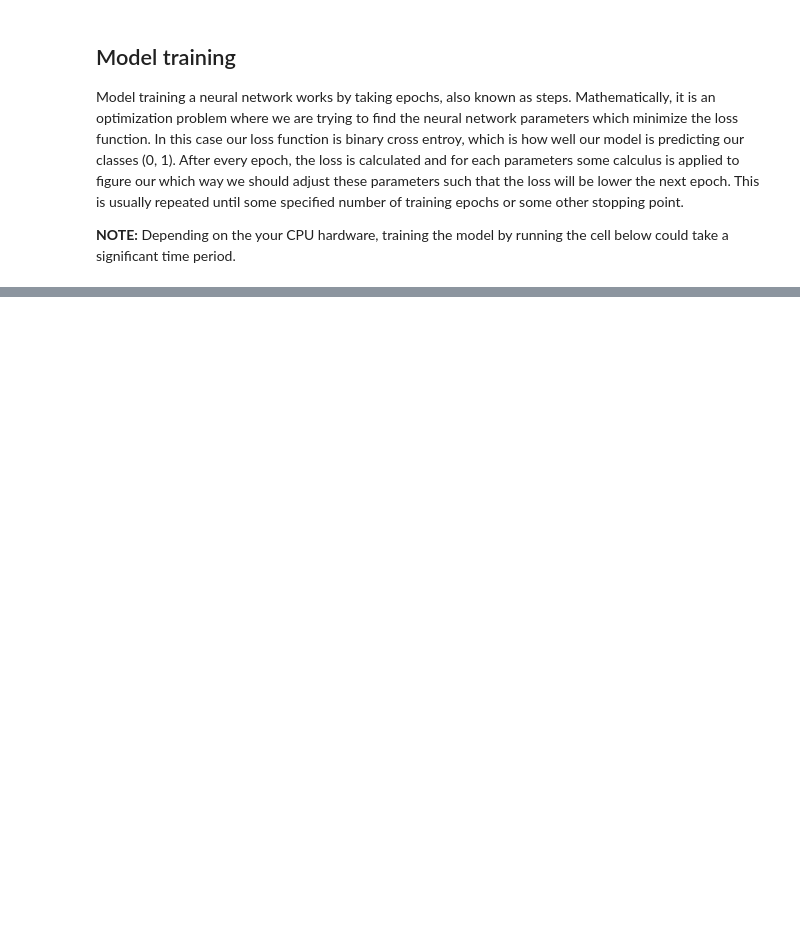
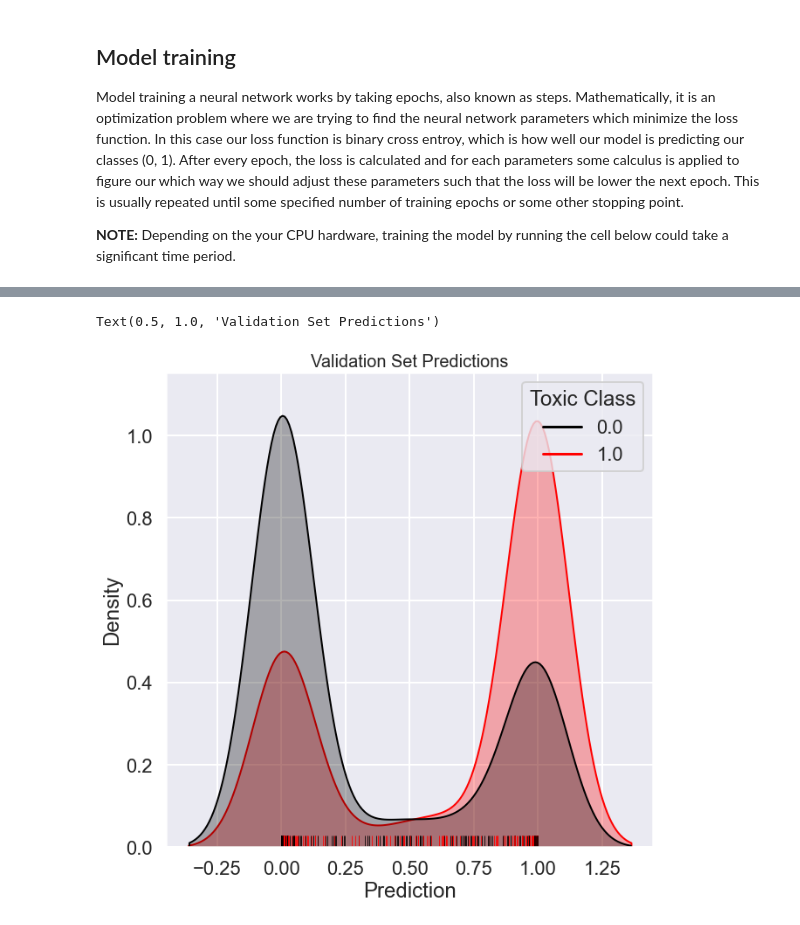
Before and after one commit to russodanielp/intro_cheminformatics, a Jupyter notebook: Lab 13 - Deep Learning/lab.ipynb, the cells around one changed output, grey strips where cells are left out. Saved outputs shown, nothing was run; the diff lists cells and outputs as text; code cells hidden in the pictures; blank space fills up the shorter version.

```diff
--- a/Lab 13 - Deep Learning/lab.ipynb
+++ b/Lab 13 - Deep Learning/lab.ipynb
@@ -328,0 +310,10 @@ auc
+# %%
+fig, ax = plt.subplots(figsize=(10, 10))
+
+sns.kdeplot(data=val_predictions, x="Prediction", hue='Toxic Class', palette=palette, fill=True, alpha=0.3)
+sns.rugplot(data=val_predictions, x="Prediction", hue='Toxic Class', palette=palette)
+
+ax.set_title('Validation Set Predictions', fontsize=20)
+# %% [output]
+Text(0.5, 1.0, 'Validation Set Predictions')
+[figure, added]
```
Also changed, not shown: parts of 18 cells of this notebook, 2 other files.
